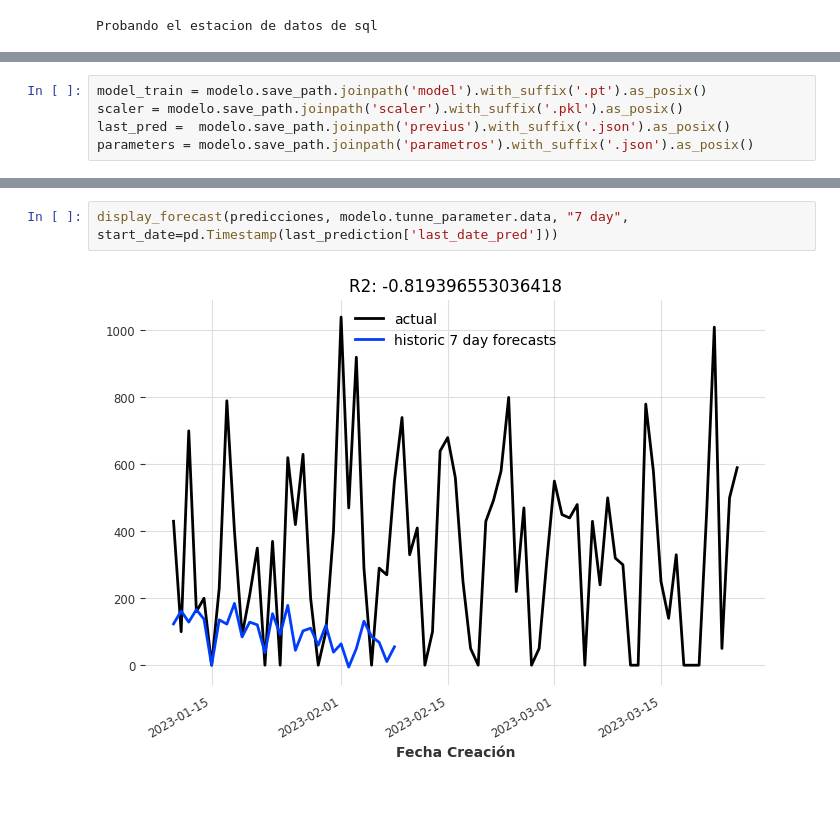
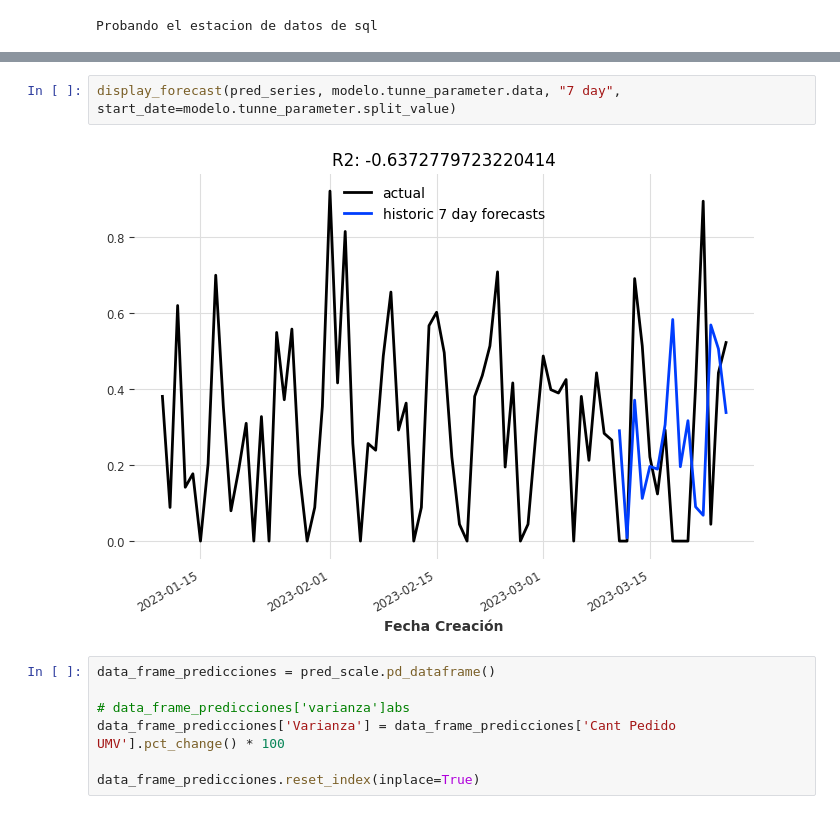
Before and after one commit to brayanfz013/app_predicction, a Jupyter notebook: notebooks/Predict.ipynb, the cells around one changed output, grey strips where cells are left out. Drawn from its saved outputs; the diff is of its cells as text.

```diff
--- a/notebooks/Predict.ipynb
+++ b/notebooks/Predict.ipynb
@@ -124,5 +125,0 @@ Modelo importado NBeatsModel
-# %%
-model_train = modelo.save_path.joinpath('model').with_suffix('.pt').as_posix()
-scaler = modelo.save_path.joinpath('scaler').with_suffix('.pkl').as_posix()
-last_pred =  modelo.save_path.joinpath('previus').with_suffix('.json').as_posix()
-parameters = modelo.save_path.joinpath('parametros').with_suffix('.json').as_posix()
@@ -187,4 +173,11 @@ def display_forecast(pred_series, ts_transformed, forecast_type, start_date=None
 # %%
-display_forecast(predicciones, modelo.tunne_parameter.data, "7 day", start_date=pd.Timestamp(last_prediction['last_date_pred']))
+display_forecast(pred_series, modelo.tunne_parameter.data, "7 day", start_date=modelo.tunne_parameter.split_value)
 # %% [output]
-[figure, old version]
+[figure, new version]
+# %%
+data_frame_predicciones = pred_scale.pd_dataframe()
+
+# data_frame_predicciones['varianza']abs
+data_frame_predicciones['Varianza'] = data_frame_predicciones['Cant Pedido UMV'].pct_change() * 100
+
+data_frame_predicciones.reset_index(inplace=True)
```
Also changed, not shown: parts of 29 cells of this notebook, 25 other files.
